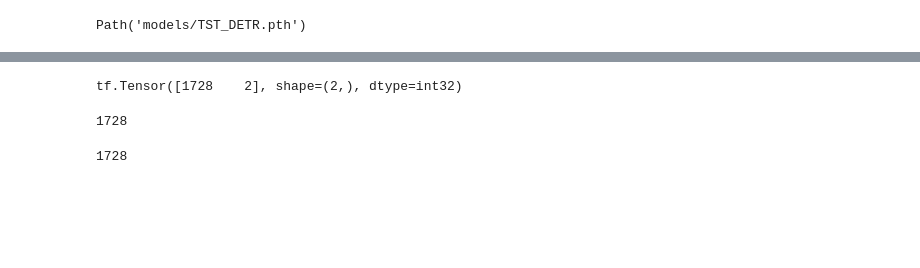
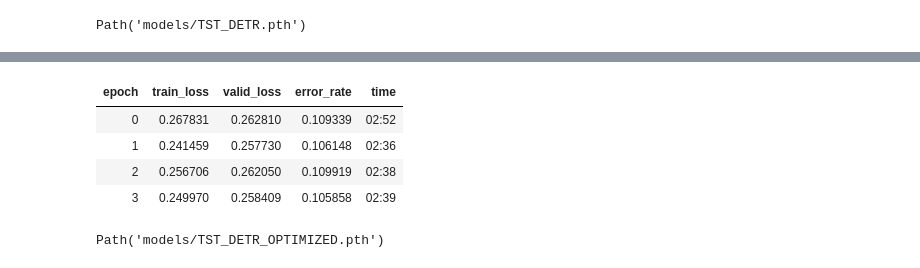
Before and after one commit to Stephaaniee/ProjectWork, a Jupyter notebook: TstTst2.ipynb, the cells around one changed output, grey strips where cells are left out. Saved outputs shown, nothing was run; the diff lists cells and outputs as text; code cells hidden in the pictures; blank space fills up the shorter version.

```diff
--- a/TstTst2.ipynb
+++ b/TstTst2.ipynb
@@ -122,3 +131,0 @@ learn.lr_find()
-# %%
-learn = vision_learner(dls, resnet34, metrics=accuracy).to_fp16()
-learn.fit_one_cycle(6)
@@ -179,20 +131,0 @@ preds, _ = learner_inf.get_preds(dl=test_dl)
-# %%
-import tensorflow as tf
-
-print(tf.shape(preds))
-# %% [output]
-tf.Tensor([1728    2], shape=(2,), dtype=int32)
-# %%
-
-# first, we figure out the index that has the max probability in each row
-# this is the index of the class our model believes the test image belongs to
-y = torch.argmax(preds, dim=1)
-
-# now, we make use of the o2i methods to find the class associated with each index
-# since o2i is actually a mapping from class to index value, we modify the code to compute the reverse mapping
-cls_preds = list(map(lambda x: list(dls.vocab.o2i.keys())[list(dls.vocab.o2i.values()).index(x)], y))
-
-# print our predictions of each test image
-print(len(cls_preds))
-# %% [output]
-1728
@@ -213,5 +132,13 @@ for i in range(len(imgs)):
-# %%
-len(comp)
-# %% [output]
-1728
+# %%
+learn.fit_one_cycle(4, lr_max=slice(1e-6, 1e-4))
+# %% [output]
+| epoch | train_loss | valid_loss | error_rate | time |
+| 0 | 0.267831 | 0.262810 | 0.109339 | 02:52 |
+| 1 | 0.241459 | 0.257730 | 0.106148 | 02:36 |
+| 2 | 0.256706 | 0.262050 | 0.109919 | 02:38 |
+| 3 | 0.249970 | 0.258409 | 0.105858 | 02:39 |
+# %%
+learn.save('TST_DETR_OPTIMIZED')
+# %% [output]
+Path('models/TST_DETR_OPTIMIZED.pth')
 # %%
```
Also changed, not shown: parts of 14 cells of this notebook.
